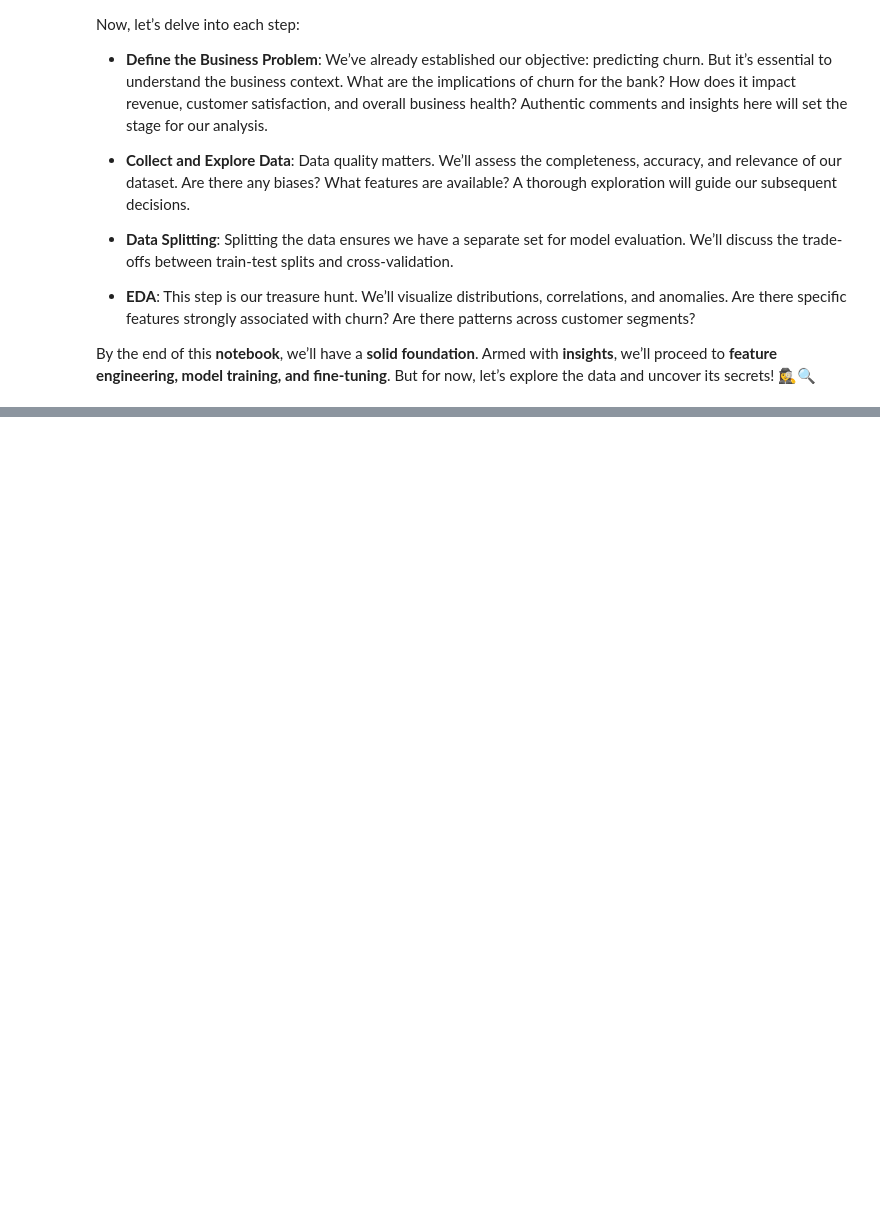
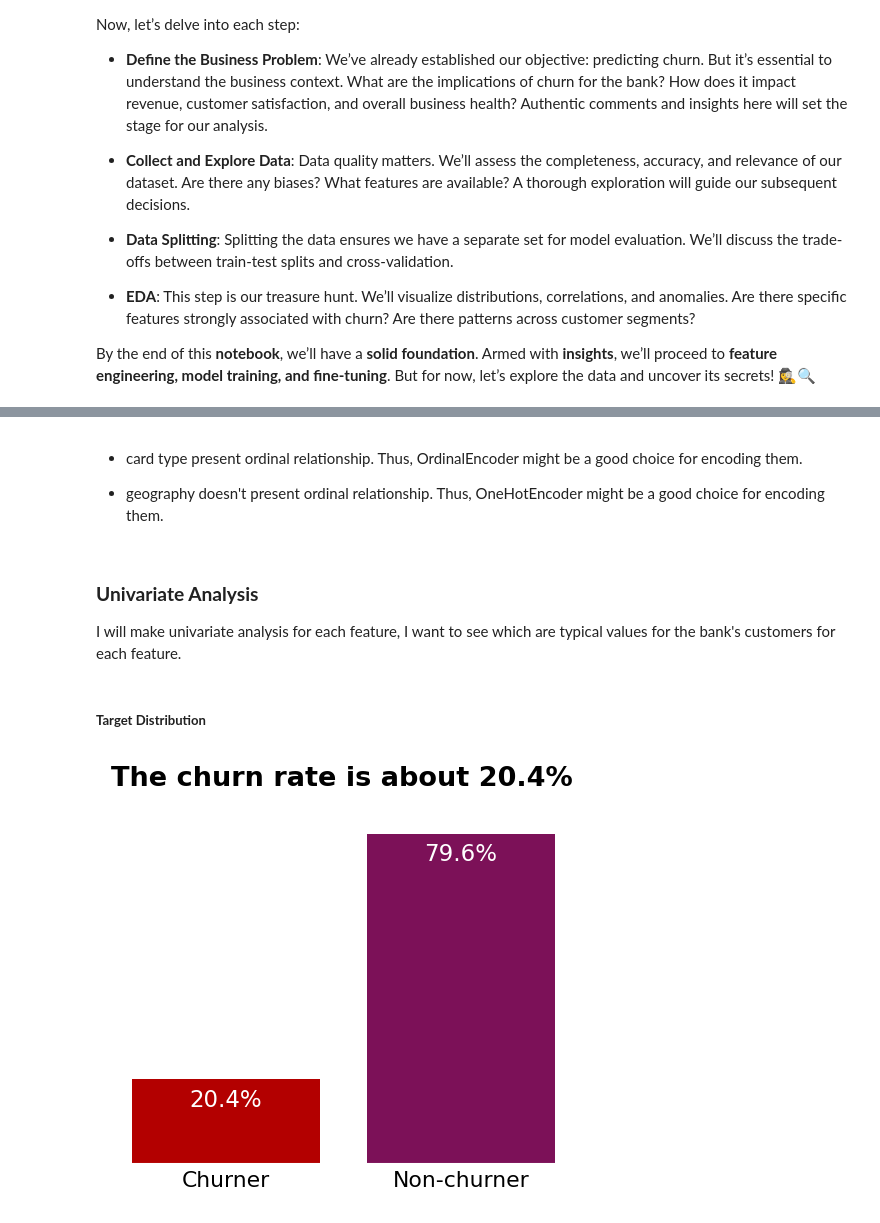
Before and after one commit to vitorsbarboza/Banking-Customer-Churn, a Jupyter notebook: notebooks/EDA.ipynb, the cells around one changed output, grey strips where cells are left out. Drawn from its saved outputs; the diff is of its cells as text; code cells hidden in the pictures; blank space fills up the shorter version.

```diff
--- a/notebooks/EDA.ipynb
+++ b/notebooks/EDA.ipynb
@@ -60,0 +114,4 @@ Remember, our mission isn’t just about numbers; it’s about empowering the ba
+# %%
+#Importing the dataset
+data_path = '../input/Customer-Churn-Records.csv'
+customers_df = pd.read_csv(data_path)
@@ -60,0 +287,10 @@ Remember, our mission isn’t just about numbers; it’s about empowering the ba
+# %%
+X = customers_df.drop(columns=['churn_flag'])
+y = customers_df['churn_flag'].copy()
+
+X_train, X_test, y_train, y_test = train_test_split(X, y, test_size=0.15, stratify=y, random_state=42)
+
+print(f'Train predictor dataset shape: {X_train.shape}.')
+print(f'Train target dataset shape: {y_train.shape}.')
+print(f'Test predictor dataset shape: {X_test.shape}.')
+print(f'Test target dataset shape: {y_test.shape}.')
@@ -60,0 +327,3 @@ Remember, our mission isn’t just about numbers; it’s about empowering the ba
+# %%
+train = pd.concat([X_train, y_train], axis=1)
+train.head()
@@ -60,0 +385,45 @@ Remember, our mission isn’t just about numbers; it’s about empowering the ba
+# %% [markdown]
+- card type present ordinal relationship. Thus, OrdinalEncoder might be a good choice for encoding them.
+
+- geography doesn't present ordinal relationship. Thus, OneHotEncoder might be a good choice for encoding them.
+# %% [markdown]
+### **Univariate Analysis**
+
+I will make univariate analysis for each feature, I want to see which are typical values for the bank's customers for each feature.
+# %% [markdown]
+##### **Target Distribution**
+# %%
+# Group the data by churn flag.
+churn_grp = train.groupby(['churn_flag'])[['churn_flag']].count().rename(columns={'churn_flag': 'count'}).reset_index()
+churn_grp['pct'] = (churn_grp['count'] / churn_grp['count'].sum()) * 100
+churn_grp = churn_grp.sort_values(by=['pct'])
+
+# Define the plot.
+fig, ax = plt.subplots(figsize=(4, 3))
+
+# Plot the barplot.
+bars = ax.bar(x=churn_grp['churn_flag'], height=churn_grp['pct'], color=["#b30000", "#7c1158"])
+
+# Customize the plot.
+ax.set_title('The churn rate is about 20.4%', fontweight='bold', fontsize=13, pad=15, loc='left')
+ax.set_xlabel('')
+ax.set_xticks(ticks=range(2), labels=['Non-churner', 'Churner'], fontsize=10.5)
+ax.tick_params(axis=u'both', which=u'both',length=0)
+ax.invert_xaxis()
+
+ax.yaxis.set_visible(False)
+ax.spines['top'].set_visible(False)
+ax.spines['right'].set_visible(False)
+ax.spines['left'].set_visible(False)
+ax.grid(False)
+
+for bar in bars:
+    height = bar.get_height()
+    ax.annotate('{:.1f}%'.format(height),
+                xy=(bar.get_x() + bar.get_width() / 2, height),
+                xytext=(0, -10),
+                textcoords="offset points",
+                ha='center', va='center',
+                fontsize=11, color='white')
+# %% [output]
+[figure, added]
```
Also changed, not shown: parts of 23 cells of this notebook, 12 other files.
